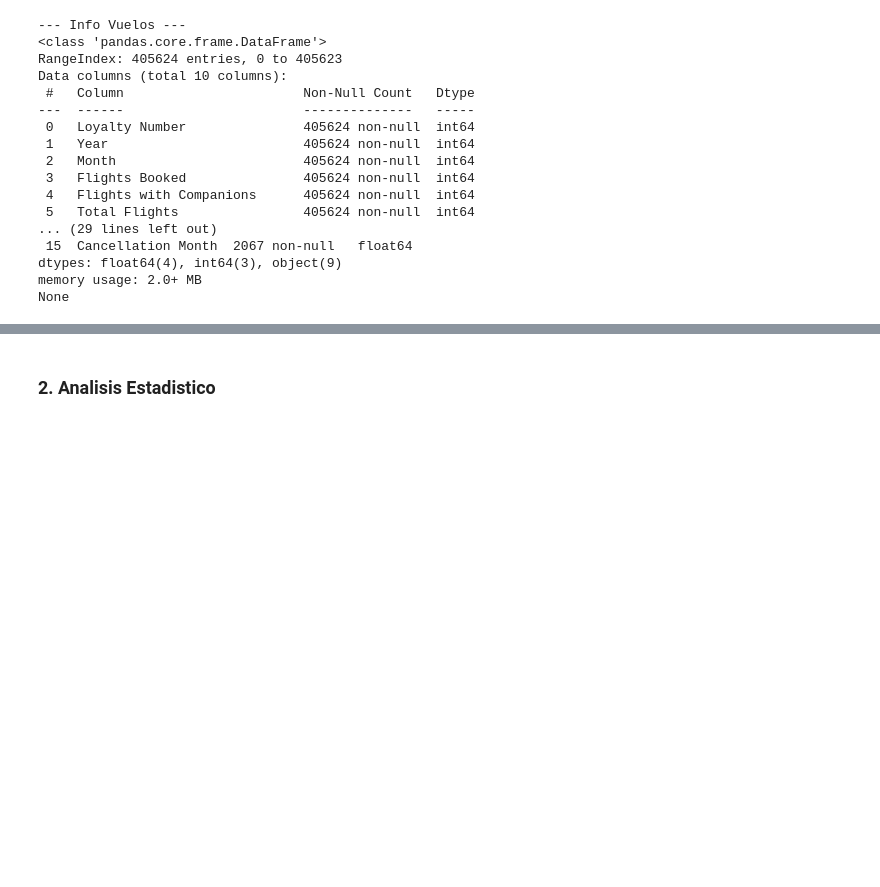
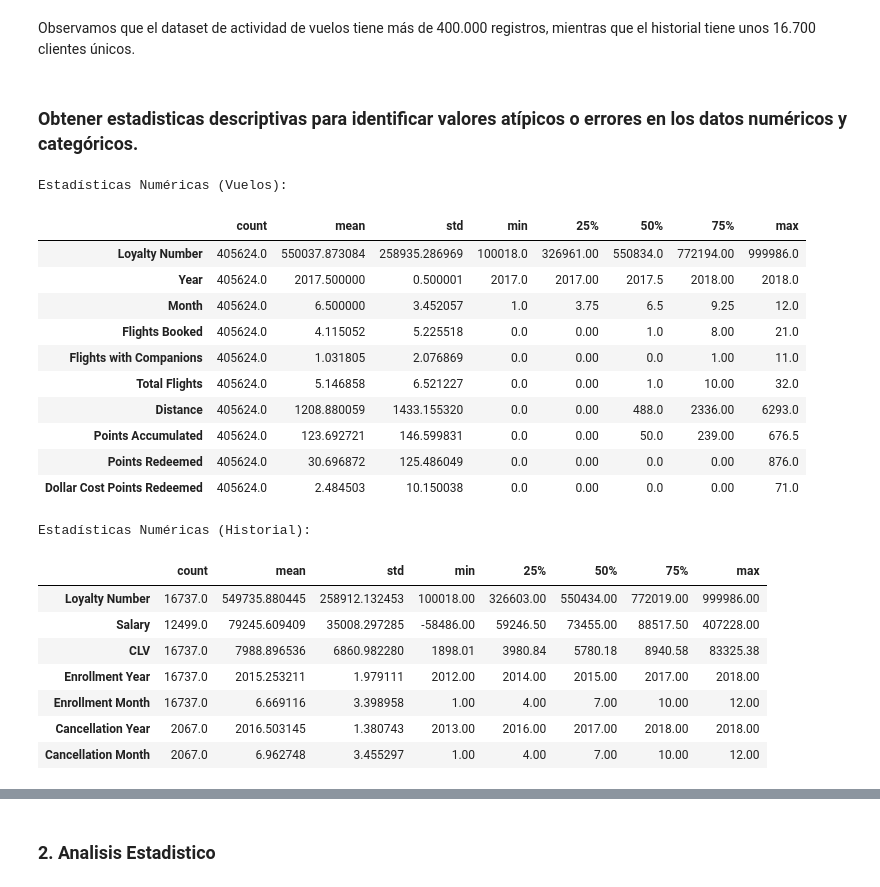
Before and after one commit to Adalab/bda-modulo-3-evaluacion-final-TamDb22, a Jupyter notebook: evaluacion3_Tamara.ipynb, the cells around one changed output, grey strips where cells are left out. Saved outputs shown, nothing was run; the diff lists cells and outputs as text; code cells hidden in the pictures; blank space fills up the shorter version.

```diff
--- a/evaluacion3_Tamara.ipynb
+++ b/evaluacion3_Tamara.ipynb
@@ -30,24 +78,33 @@ Dimensiones de Historial: (16737, 16)
+# %% [markdown]
+Observamos que el dataset de actividad de vuelos tiene más de 400.000 registros, mientras que el historial tiene unos 16.700 clientes únicos.
+# %% [markdown]
+### Obtener estadisticas descriptivas para identificar valores atípicos o errores en los datos numéricos y categóricos.
 # %%
-# Ver nulos y tipos de datos
-print("\n--- Info Vuelos ---")
-print(df_flights.info())
-print("\n--- Info Historial ---")
-print(df_loyalty.info())
+# Estadísticas para variables numéricas vuelos y historial
+print("Estadísticas Numéricas (Vuelos):")
+display(df_flights.describe().T)
+
+print("\nEstadísticas Numéricas (Historial):")
+display(df_loyalty.describe().T)
 # %% [output]
---- Info Vuelos ---
-<class 'pandas.core.frame.DataFrame'>
-RangeIndex: 405624 entries, 0 to 405623
-Data columns (total 10 columns):
- #   Column                       Non-Null Count   Dtype
----  ------                       --------------   -----
- 0   Loyalty Number               405624 non-null  int64
- 1   Year                         405624 non-null  int64
- 2   Month                        405624 non-null  int64
- 3   Flights Booked               405624 non-null  int64
- 4   Flights with Companions      405624 non-null  int64
- 5   Total Flights                405624 non-null  int64
-... (29 lines left out)
- 15  Cancellation Month  2067 non-null   float64
-dtypes: float64(4), int64(3), object(9)
-memory usage: 2.0+ MB
-None
+Estadísticas Numéricas (Vuelos):
+|  | count | mean | std | min | 25% | 50% | 75% | max |
+| Loyalty Number | 405624.0 | 550037.873084 | 258935.286969 | 100018.0 | 326961.00 | 550834.0 | 772194.00 | 999986.0 |
+| Year | 405624.0 | 2017.500000 | 0.500001 | 2017.0 | 2017.00 | 2017.5 | 2018.00 | 2018.0 |
+| Month | 405624.0 | 6.500000 | 3.452057 | 1.0 | 3.75 | 6.5 | 9.25 | 12.0 |
+| Flights Booked | 405624.0 | 4.115052 | 5.225518 | 0.0 | 0.00 | 1.0 | 8.00 | 21.0 |
+| Flights with Companions | 405624.0 | 1.031805 | 2.076869 | 0.0 | 0.00 | 0.0 | 1.00 | 11.0 |
+| Total Flights | 405624.0 | 5.146858 | 6.521227 | 0.0 | 0.00 | 1.0 | 10.00 | 32.0 |
+| Distance | 405624.0 | 1208.880059 | 1433.155320 | 0.0 | 0.00 | 488.0 | 2336.00 | 6293.0 |
+| Points Accumulated | 405624.0 | 123.692721 | 146.599831 | 0.0 | 0.00 | 50.0 | 239.00 | 676.5 |
+| Points Redeemed | 405624.0 | 30.696872 | 125.486049 | 0.0 | 0.00 | 0.0 | 0.00 | 876.0 |
+| Dollar Cost Points Redeemed | 405624.0 | 2.484503 | 10.150038 | 0.0 | 0.00 | 0.0 | 0.00 | 71.0 |
+Estadísticas Numéricas (Historial):
+|  | count | mean | std | min | 25% | 50% | 75% | max |
+| Loyalty Number | 16737.0 | 549735.880445 | 258912.132453 | 100018.00 | 326603.00 | 550434.00 | 772019.00 | 999986.00 |
+| Salary | 12499.0 | 79245.609409 | 35008.297285 | -58486.00 | 59246.50 | 73455.00 | 88517.50 | 407228.00 |
+| CLV | 16737.0 | 7988.896536 | 6860.982280 | 1898.01 | 3980.84 | 5780.18 | 8940.58 | 83325.38 |
+| Enrollment Year | 16737.0 | 2015.253211 | 1.979111 | 2012.00 | 2014.00 | 2015.00 | 2017.00 | 2018.00 |
+| Enrollment Month | 16737.0 | 6.669116 | 3.398958 | 1.00 | 4.00 | 7.00 | 10.00 | 12.00 |
+| Cancellation Year | 2067.0 | 2016.503145 | 1.380743 | 2013.00 | 2016.00 | 2017.00 | 2018.00 | 2018.00 |
+| Cancellation Month | 2067.0 | 6.962748 | 3.455297 | 1.00 | 4.00 | 7.00 | 10.00 | 12.00 |
```
Also changed, not shown: parts of 29 cells of this notebook.
